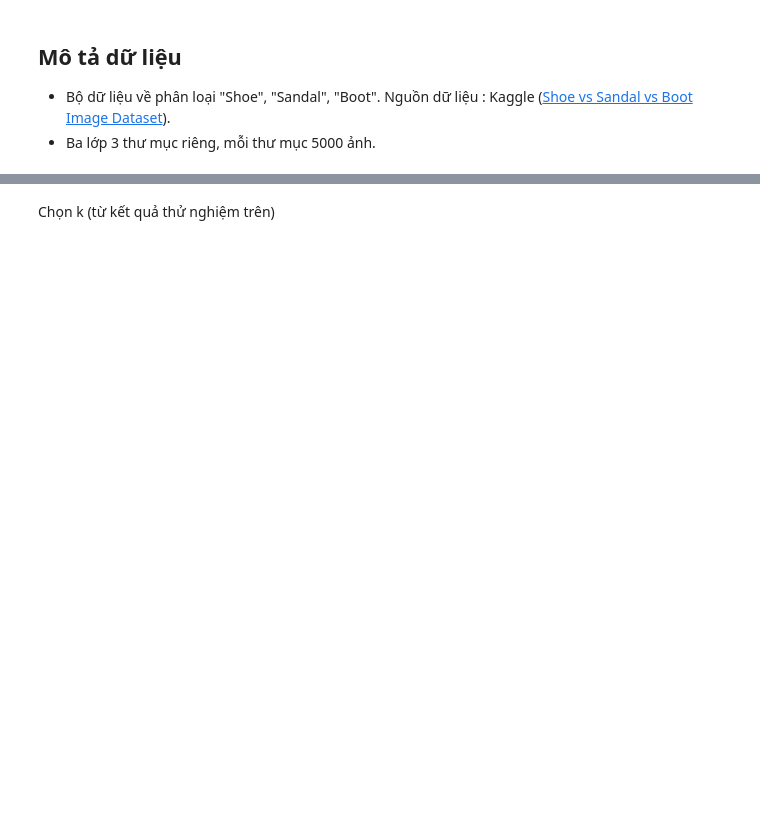
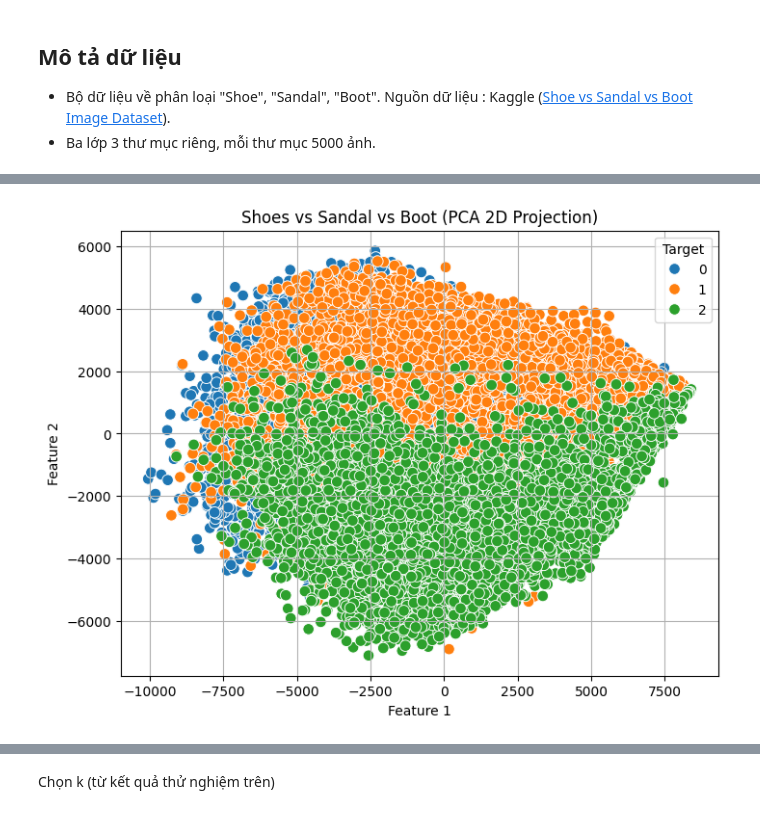
Before and after one commit to tinppb/computer_vision, a Jupyter notebook: code/baotin_knn.ipynb, the cells around one changed output, grey strips where cells are left out. Drawn from its saved outputs; the diff is of its cells as text; code cells hidden in the pictures; blank space fills up the shorter version.

```diff
--- a/code/baotin_knn.ipynb
+++ b/code/baotin_knn.ipynb
@@ -96,0 +63,22 @@ k=15, Accuracy=0.8737
+# %%
+import pandas as pd
+from sklearn.decomposition import PCA
+from tensorflow.keras.preprocessing.image import load_img, img_to_array
+
+pca = PCA(n_components=2)
+X_2d = pca.fit_transform(X)
+
+df = pd.DataFrame(X_2d, columns=["Feature 1", "Feature 2"])
+df["Target"] = y
+
+plt.figure(figsize=(8, 6))
+sns.scatterplot(
+    data=df,
+    x="Feature 1", y="Feature 2",
+    hue="Target", palette="tab10", legend="full", s=70
+)
+plt.title("Shoes vs Sandal vs Boot (PCA 2D Projection)")
+plt.grid(True)
+plt.show()
+# %% [output]
+[figure, added]
```
Also changed, not shown: parts of 13 cells of this notebook, 7 other files.
